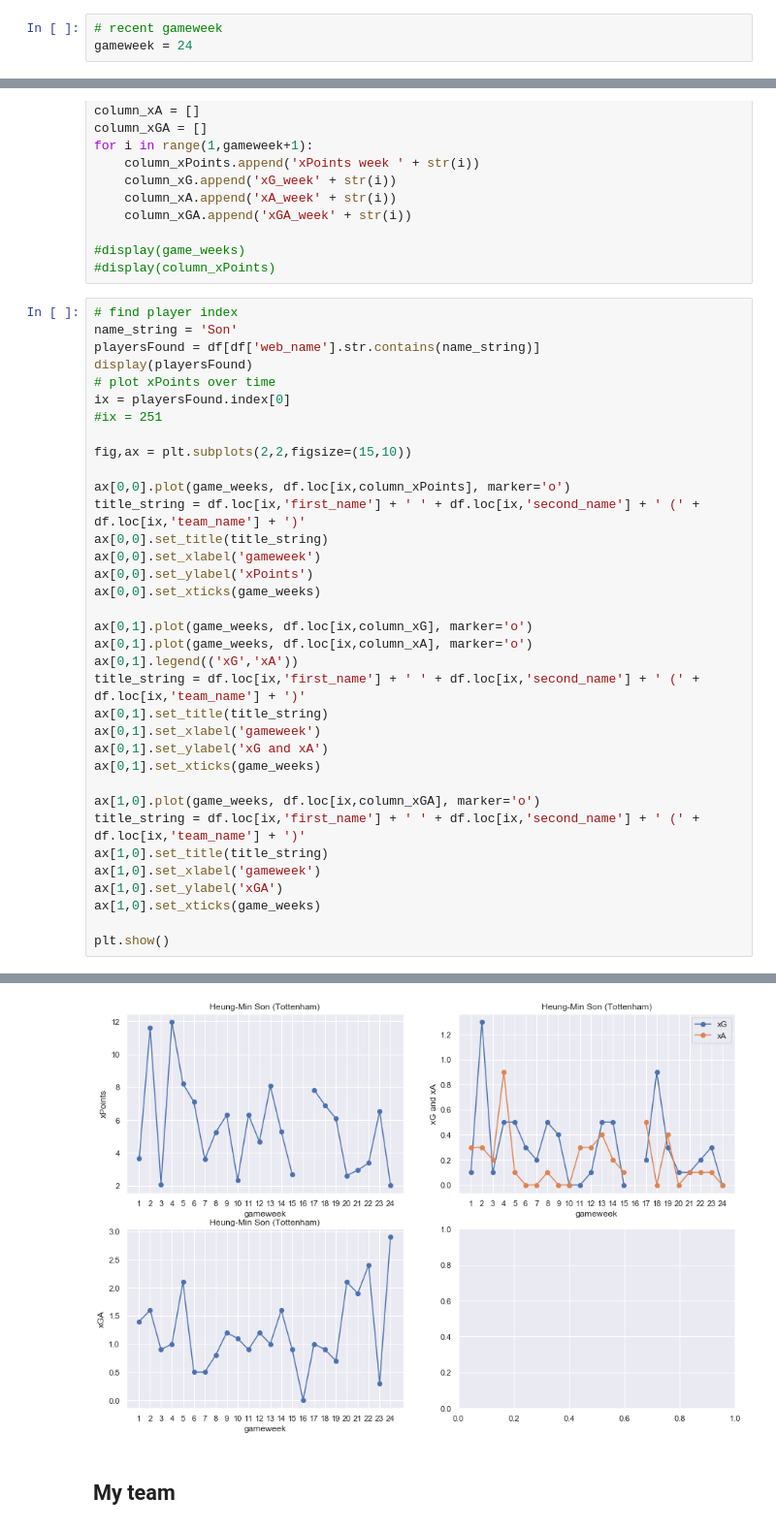
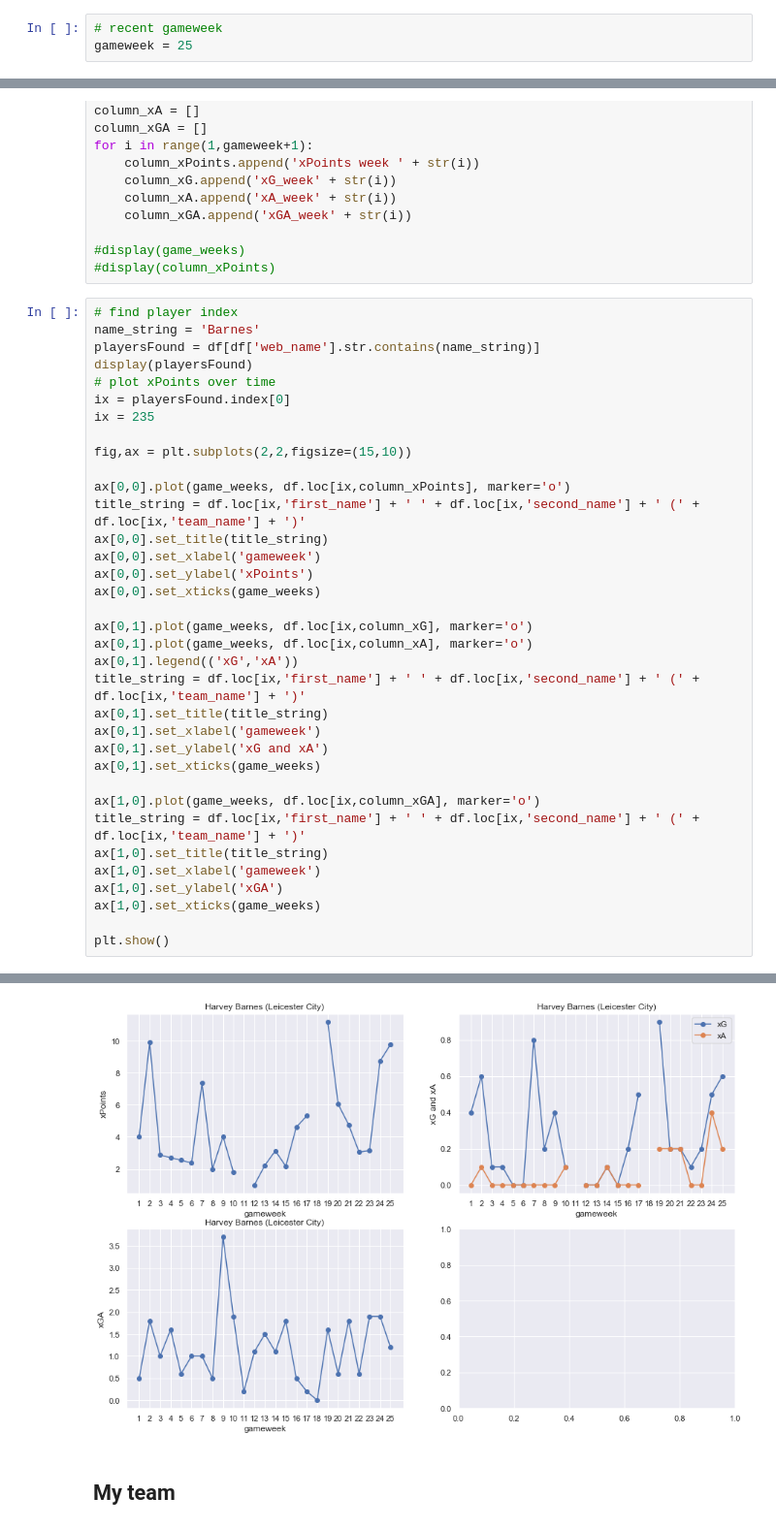
Before and after one commit to jaksticks/Fantasy-Premier-League, a Jupyter notebook: notebooks/4. playerEvaluation.ipynb, the cells around one changed output, grey strips where cells are left out. Shown at 97% size. Drawn from its saved outputs; the diff is of its cells as text.

```diff
--- a/notebooks/4. playerEvaluation.ipynb
+++ b/notebooks/4. playerEvaluation.ipynb
@@ -4,7 +4,7 @@
 Here we compare players based on their adjusted points. Also, we calculate some useful metrics using the adjusted points to further evaluate player performance in FPL.
 # %%
 # recent gameweek
-gameweek = 24
+gameweek = 25
 # %%
 # import basic libraries
 import pandas as pd
@@ -302,12 +302,12 @@ for i in range(1,gameweek+1):
 #display(column_xPoints)
 # %%
 # find player index
-name_string = 'Son'
+name_string = 'Barnes'
 playersFound = df[df['web_name'].str.contains(name_string)]
 display(playersFound)
 # plot xPoints over time
 ix = playersFound.index[0]
-#ix = 251
+ix = 235
 
 fig,ax = plt.subplots(2,2,figsize=(15,10))
 
@@ -343,4 +344,4 @@ plt.show()
-[figure, old version]
+[figure, new version]
 # %% [markdown]
 ## My team
 # %%
```
Also changed, not shown: parts of 10 cells of this notebook, 7 other files.
